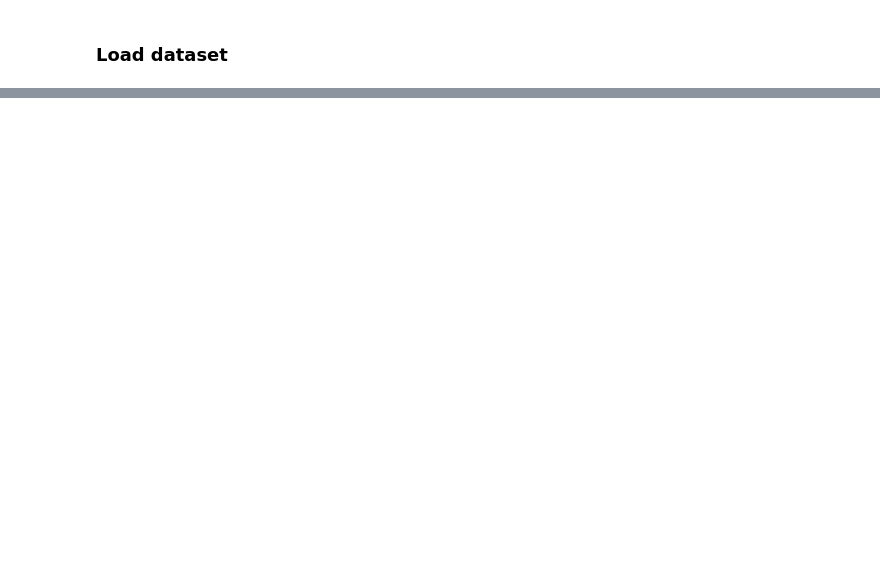
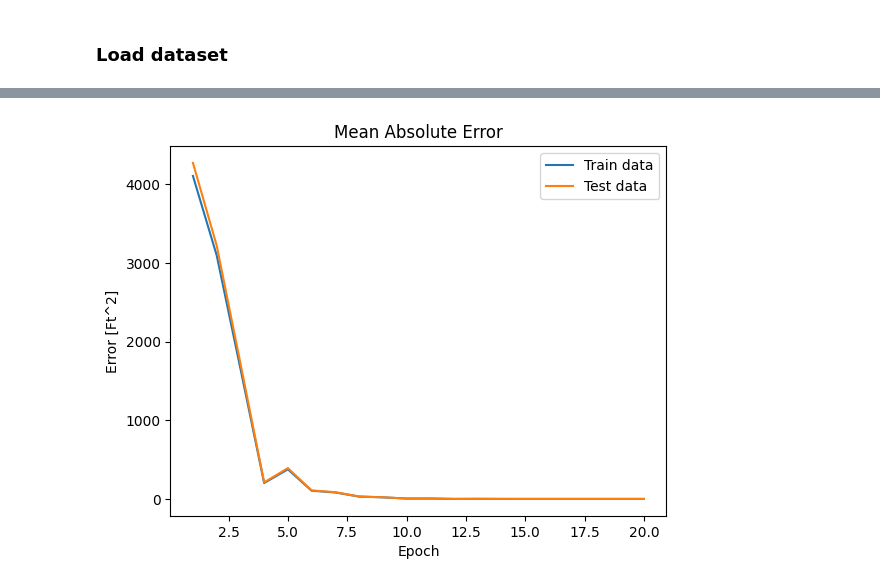
Before and after one commit to MarcinStolarczyk01/WSEI-ML_and_AI_Programming_Libraries, a Jupyter notebook: lab2&3/regression.ipynb, the cells around one changed output, grey strips where cells are left out. Saved outputs shown, nothing was run; the diff lists cells and outputs as text; code cells hidden in the pictures; blank space fills up the shorter version.

Commit message:
eval regression MLP

```diff
--- a/lab2&3/regression.ipynb
+++ b/lab2&3/regression.ipynb
@@ -8,6 +9,7 @@ import torch.nn as nn
 
 class Reggression(nn.Module):
     def __init__(self, input_size: int, hidden1_size: int, hidden2_size: int, output_size: int):
+        super(Reggression, self).__init__()
         self.fc1 = nn.Linear(input_size, hidden1_size)
         self.fc2 = nn.Linear(hidden1_size, hidden2_size)
         self.fc3 = nn.Linear(hidden2_size, output_size)
@@ -29,12 +31,12 @@ import torch
 
 df = pd.read_csv("data/housing_price_gold.csv")
 
-label = "area"
+label = ["area"]
 features = [col for col in df.columns if col != label]
 
 # create tensors
 X = torch.tensor(df[features].values, dtype=torch.float32)
-y = torch.tensor(df[label].values, dtype=torch.long)
+y = torch.tensor(df[label].values, dtype=torch.float32)
 
 # create tensor dataframe
 ds = TensorDataset(X, y)
@@ -45,6 +47,4 @@ test_size = len(ds) - train_size
 ds_train, ds_test = random_split(ds, [train_size, test_size])
 
 # create loaders
-all_loader  = DataLoader(ds, batch_size=1, shuffle=False)
 train_loader = DataLoader(ds_train, batch_size=32, shuffle=True)
-test_loader = DataLoader(ds_test, batch_size=1, shuffle=True)
@@ -58,0 +51,74 @@ TypeError: Reggression.__init__() missing 4 required positional arguments: 'inpu
+# %%
+from torch.optim import Adam
+from sklearn.metrics import mean_absolute_error, mean_absolute_percentage_error
+
+model = Reggression(input_size=len(features), hidden1_size=96, hidden2_size=48, output_size=1)
+epochs = 20
+optimizer = Adam(model.parameters())
+
+X_train = torch.stack([x for x, _ in ds_train])
+y_train = torch.stack([y for _, y in ds_train])
+
+X_test = torch.stack([x for x, _ in ds_test])
+y_test = torch.stack([y for _, y in ds_test])
+
+MAE_train_log = []
+MAPE_train_log = []
+
+MAE_test_log = []
+MAPE_test_log = []
+
+
+
+criterion = nn.MSELoss()
+
+for epoch in range(1, epochs + 1):
+    model.train()
+    for X_batch, y_batch in train_loader:
+        optimizer.zero_grad()
+        y_pred = model(X_batch)
+        loss = criterion(y_pred, y_batch)
+        loss.backward()
+        optimizer.step()
+
+    # check progress
+    with torch.no_grad():
+        model.eval()
+        # test data
+        y_pred = model(X_test)
+        MAE = mean_absolute_error(y_test, y_pred)
+        MAE_test_log.append(MAE)
+
+        MAPE = mean_absolute_percentage_error(y_test, y_pred)
+        MAPE_test_log.append(MAPE*100)
+
+        # train data
+        y_pred = model(X_train)
+        MAE = mean_absolute_error(y_train, y_pred)
+        MAE_train_log.append(MAE)
+
+        MAPE = mean_absolute_percentage_error(y_train, y_pred)
+        MAPE_train_log.append(MAPE*100)
+    if epoch % 5 == 0:
+        print(f"Progress: {epoch / epochs * 100:.1f} %")
+
+import matplotlib.pyplot as plt
+
+epochs_range = list(range(1, epochs + 1))
+
+plt.plot(epochs_range, MAE_train_log, label="Train data")
+plt.plot(epochs_range, MAE_test_log, label="Test data")
+plt.xlabel("Epoch")
+plt.ylabel("Error [Ft^2]")
+plt.title("Mean Absolute Error")
+plt.legend()
+plt.show()
+
+plt.plot(epochs_range, MAPE_train_log, label="Train data")
+plt.plot(epochs_range, MAPE_test_log, label="Test data")
+plt.xlabel("Epoch")
+plt.ylabel("Error [%]")
+plt.legend()
+plt.title(r"Mean Absolute % Error")
+plt.show()
+# %% [output]
@@ -58,0 +129 @@ TypeError: Reggression.__init__() missing 4 required positional arguments: 'inpu
+[figure, added]
```
Also changed, not shown: parts of 6 cells of this notebook.
